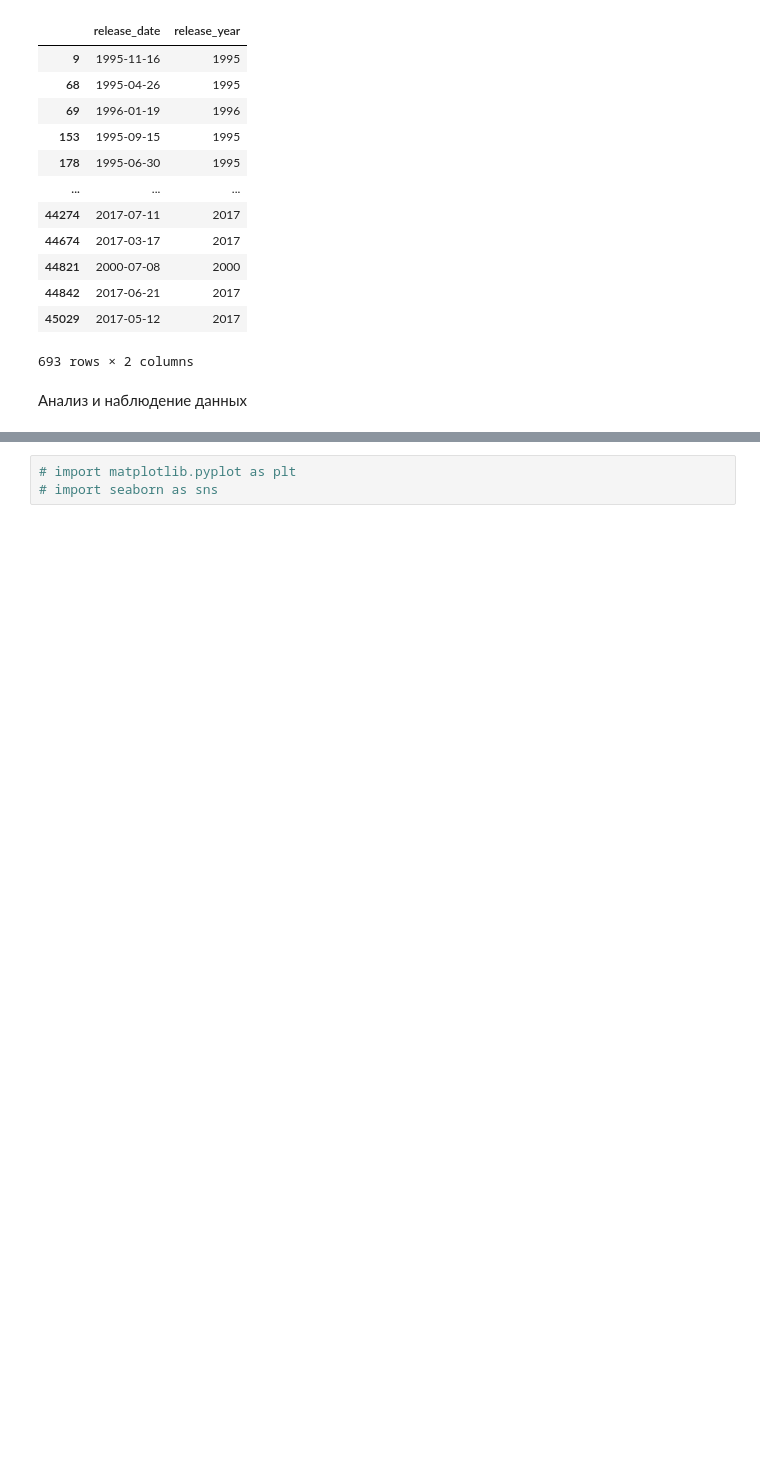
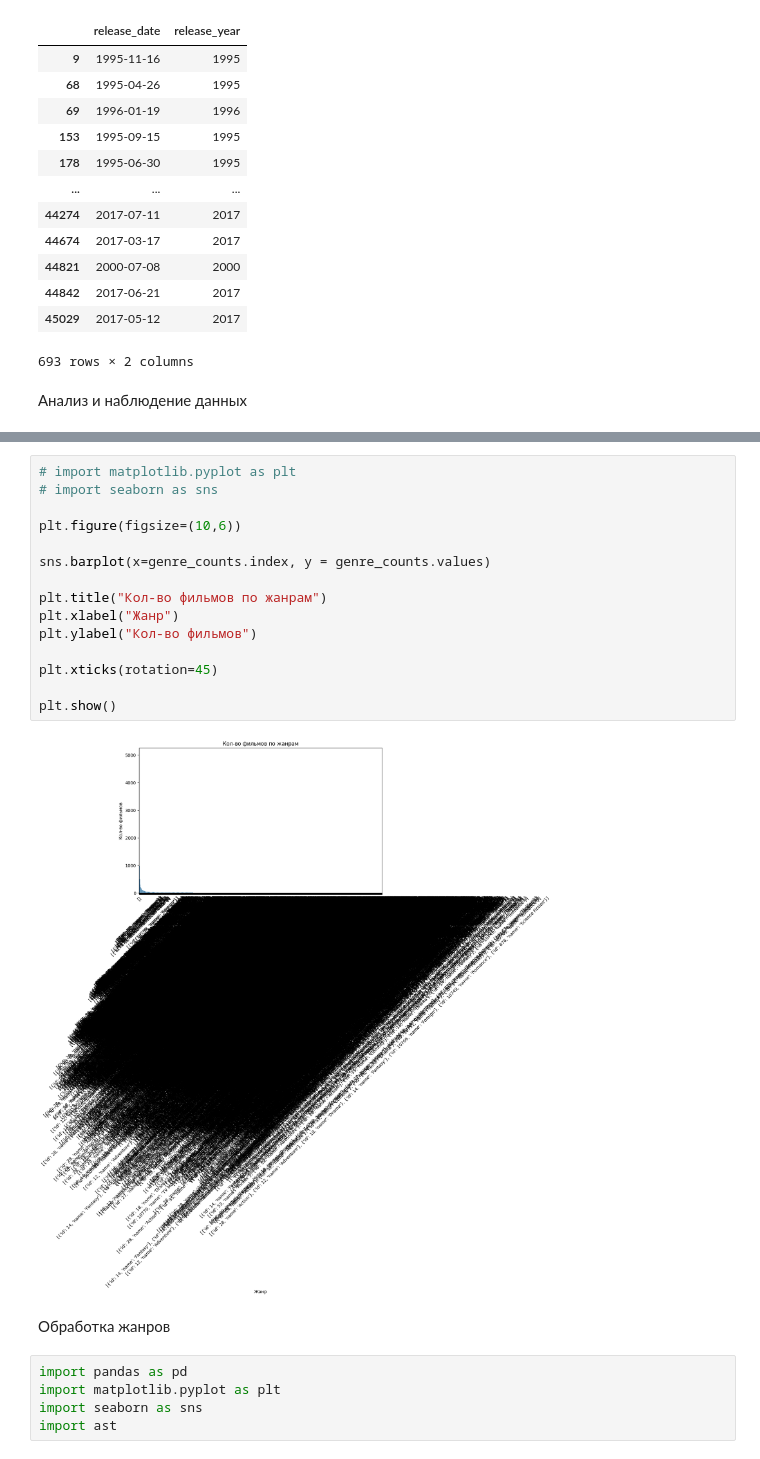
Before and after one commit to useroo5/MachineLearning, a Jupyter notebook: Аналізатор_фільмів.ipynb, the cells around one changed output, grey strips where cells are left out. Drawn from its saved outputs; the diff is of its cells as text; blank space fills up the shorter version.

Commit message:
Extract genres

```diff
--- a/Аналізатор_фільмів.ipynb
+++ b/Аналізатор_фільмів.ipynb
@@ -185,3 +185,24 @@ Name: count, Length: 333, dtype: int64
+# %%
+# import matplotlib.pyplot as plt
+# import seaborn as sns
+
+plt.figure(figsize=(10,6))
+
+sns.barplot(x=genre_counts.index, y = genre_counts.values)
+
+plt.title("Кол-во фильмов по жанрам")
+plt.xlabel("Жанр")
+plt.ylabel("Кол-во фильмов")
+
+plt.xticks(rotation=45)
+
+plt.show()
+# %% [output]
+[figure, added]
+# %% [markdown]
+Обработка жанров
 # %%
-# import matplotlib.pyplot as plt
-# import seaborn as sns
+import pandas as pd
+import matplotlib.pyplot as plt
+import seaborn as sns
+import ast
```
Also changed, not shown: parts of 7 cells of this notebook.
